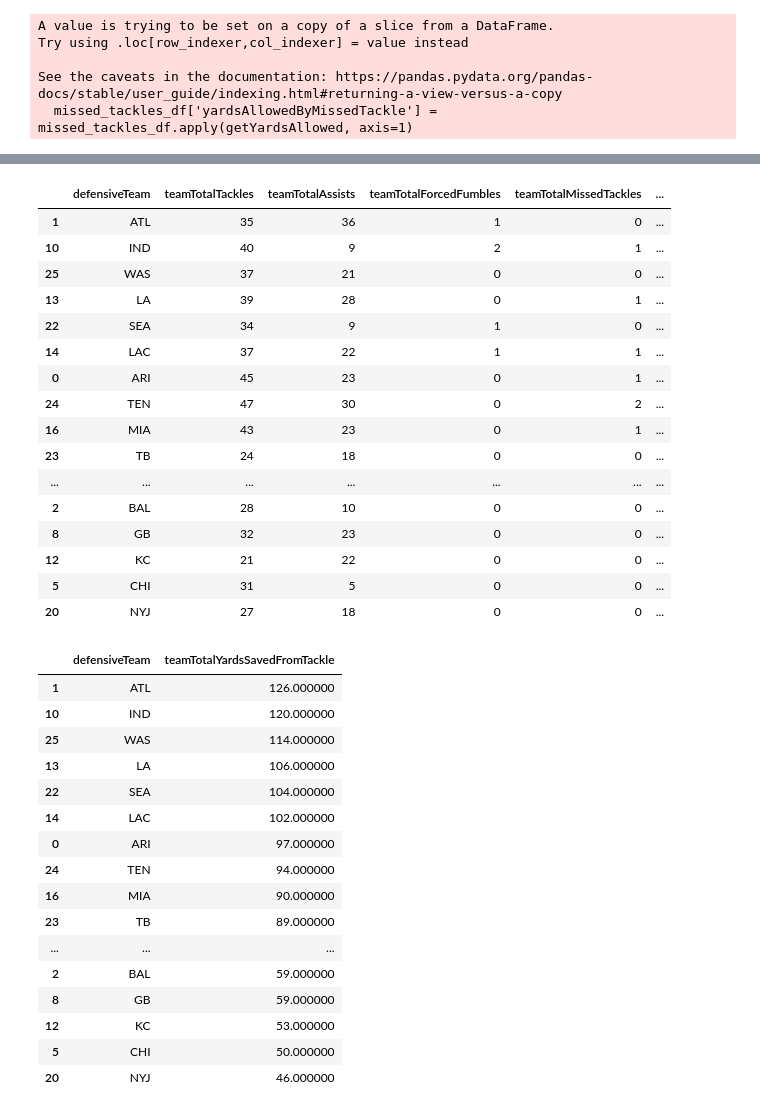
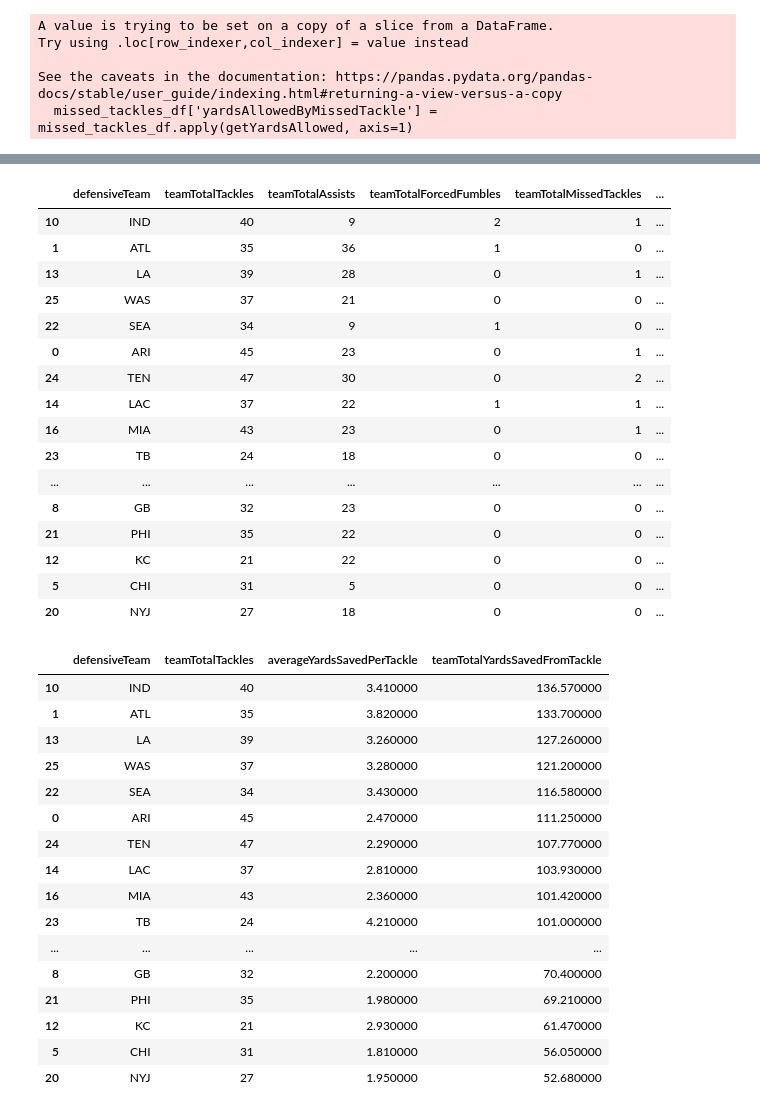
Before and after one commit to jennmohr/nfl-big-data-bowl-24, a Jupyter notebook: evaluation-of-team-tackle-yards-saved-using-ml.ipynb, the cells around one changed output, grey strips where cells are left out. Cells and saved outputs as stored; diff of their text form; code cells hidden in the pictures.

Commit message:
Kaggle Notebook | Evaluation of Team Tackle Yards Saved Using ML | v2

```diff
--- a/evaluation-of-team-tackle-yards-saved-using-ml.ipynb
+++ b/evaluation-of-team-tackle-yards-saved-using-ml.ipynb
@@ -150,7 +149,7 @@ def getExpectedYards(row, regr):
     data = row[columns].values.reshape(1, -1)
     df = pd.DataFrame(data, columns=columns)
 
-    return m.floor(regr.predict(df)[0])
+    return round(regr.predict(df)[0], 2)
 
 week_9_tackles_df.loc[:, 'expectedYards'] = week_9_tackles_df.apply(getExpectedYards, axis=1, regr=regr)
 week_9_tackles_df.loc[:, 'yardsSavedAboveExpected'] = week_9_tackles_df['expectedYards'] - week_9_tackles_df['playResult']
@@ -205,9 +204,9 @@ def getYardsAllowed(row):
     end_of_play_location = missed_tackle_football_tracking_df['x'].iloc[-6]
 
     if playDirection == 'left':
-        return m.floor(missed_tackle_x_location - end_of_play_location)
+        return round(missed_tackle_x_location - end_of_play_location, 2)
     else:
-        return m.floor(end_of_play_location - missed_tackle_x_location)
+        return round(end_of_play_location - missed_tackle_x_location, 2)
 
 missed_tackles_df['yardsAllowedByMissedTackle'] = missed_tackles_df.apply(getYardsAllowed, axis=1)
 # %% [output]
@@ -297,7 +296,7 @@ for index, row in unique_team_player_list_df.iterrows():
         'teamTotalMissedTackles': sum_missed_tackle,
         'teamTotalYardsSavedFromTackle': sum_yards_saved,
         'teamTotalYardsAllowed': sum_yards_allowed,
-        'averageYardsSavedPerTackle': sum_yards_saved / sum_tackles
+        'averageYardsSavedPerTackle': round(sum_yards_saved / sum_tackles, 2)
     })
 
 teams_data_df = pd.DataFrame(team_list)
@@ -305,40 +304,41 @@ teams_data_df =teams_data_df.sort_values(by='teamTotalYardsSavedFromTackle', asc
 display(teams_data_df)
 # %% [output]
 |  | defensiveTeam | teamTotalTackles | teamTotalAssists | teamTotalForcedFumbles | teamTotalMissedTackles | ... |
+| 10 | IND | 40 | 9 | 2 | 1 | ... |
 | 1 | ATL | 35 | 36 | 1 | 0 | ... |
-| 10 | IND | 40 | 9 | 2 | 1 | ... |
+| 13 | LA | 39 | 28 | 0 | 1 | ... |
 | 25 | WAS | 37 | 21 | 0 | 0 | ... |
-| 13 | LA | 39 | 28 | 0 | 1 | ... |
 | 22 | SEA | 34 | 9 | 1 | 0 | ... |
-| 14 | LAC | 37 | 22 | 1 | 1 | ... |
 | 0 | ARI | 45 | 23 | 0 | 1 | ... |
 | 24 | TEN | 47 | 30 | 0 | 2 | ... |
+| 14 | LAC | 37 | 22 | 1 | 1 | ... |
 | 16 | MIA | 43 | 23 | 0 | 1 | ... |
 | 23 | TB | 24 | 18 | 0 | 0 | ... |
 | ... | ... | ... | ... | ... | ... | ... |
-| 2 | BAL | 28 | 10 | 0 | 0 | ... |
 | 8 | GB | 32 | 23 | 0 | 0 | ... |
+| 21 | PHI | 35 | 22 | 0 | 0 | ... |
 | 12 | KC | 21 | 22 | 0 | 0 | ... |
 | 5 | CHI | 31 | 5 | 0 | 0 | ... |
 | 20 | NYJ | 27 | 18 | 0 | 0 | ... |
 # %%
-columns = ['defensiveTeam', 'teamTotalYardsSavedFromTackle']
-display(teams_data_df[columns].style.background_gradient(axis=0, subset='teamTotalYardsSavedFromTackle'))
+columns = ['defensiveTeam','teamTotalTackles','averageYardsSavedPerTackle','teamTotalYardsSavedFromTackle']
+teams_data_df_saved = teams_data_df[columns]
+display(teams_data_df_saved.style.background_gradient(axis=0, subset='teamTotalYardsSavedFromTackle'))
 # %% [output]
-|  | defensiveTeam | teamTotalYardsSavedFromTackle |
-| 1 | ATL | 126.000000 |
-| 10 | IND | 120.000000 |
-| 25 | WAS | 114.000000 |
-| 13 | LA | 106.000000 |
-| 22 | SEA | 104.000000 |
-| 14 | LAC | 102.000000 |
-| 0 | ARI | 97.000000 |
-| 24 | TEN | 94.000000 |
-| 16 | MIA | 90.000000 |
-| 23 | TB | 89.000000 |
-| ... | ... | ... |
-| 2 | BAL | 59.000000 |
-| 8 | GB | 59.000000 |
-| 12 | KC | 53.000000 |
-| 5 | CHI | 50.000000 |
-| 20 | NYJ | 46.000000 |
+|  | defensiveTeam | teamTotalTackles | averageYardsSavedPerTackle | teamTotalYardsSavedFromTackle |
+| 10 | IND | 40 | 3.410000 | 136.570000 |
+| 1 | ATL | 35 | 3.820000 | 133.700000 |
+| 13 | LA | 39 | 3.260000 | 127.260000 |
+| 25 | WAS | 37 | 3.280000 | 121.200000 |
+| 22 | SEA | 34 | 3.430000 | 116.580000 |
+| 0 | ARI | 45 | 2.470000 | 111.250000 |
+| 24 | TEN | 47 | 2.290000 | 107.770000 |
+| 14 | LAC | 37 | 2.810000 | 103.930000 |
+| 16 | MIA | 43 | 2.360000 | 101.420000 |
+| 23 | TB | 24 | 4.210000 | 101.000000 |
+| ... | ... | ... | ... | ... |
+| 8 | GB | 32 | 2.200000 | 70.400000 |
+| 21 | PHI | 35 | 1.980000 | 69.210000 |
+| 12 | KC | 21 | 2.930000 | 61.470000 |
+| 5 | CHI | 31 | 1.810000 | 56.050000 |
+| 20 | NYJ | 27 | 1.950000 | 52.680000 |
```
Also changed, not shown: parts of 3 cells of this notebook.
